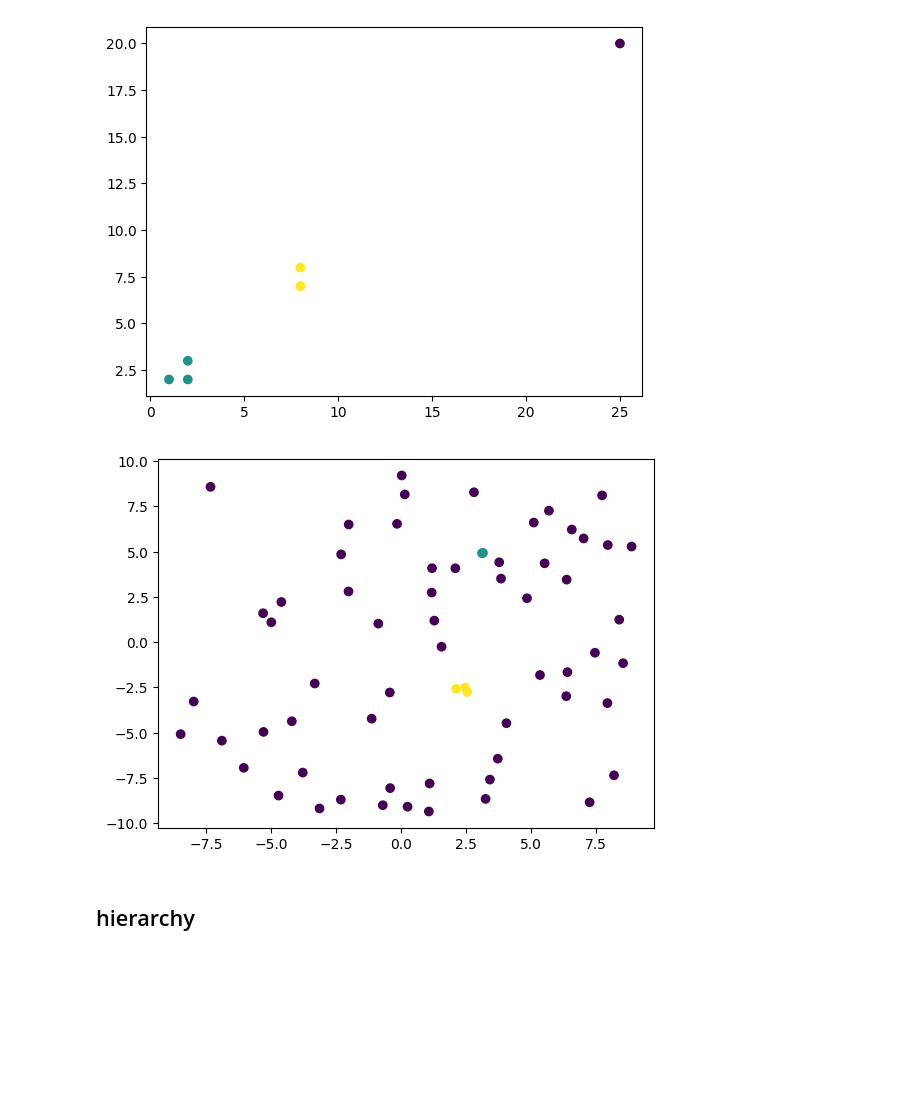
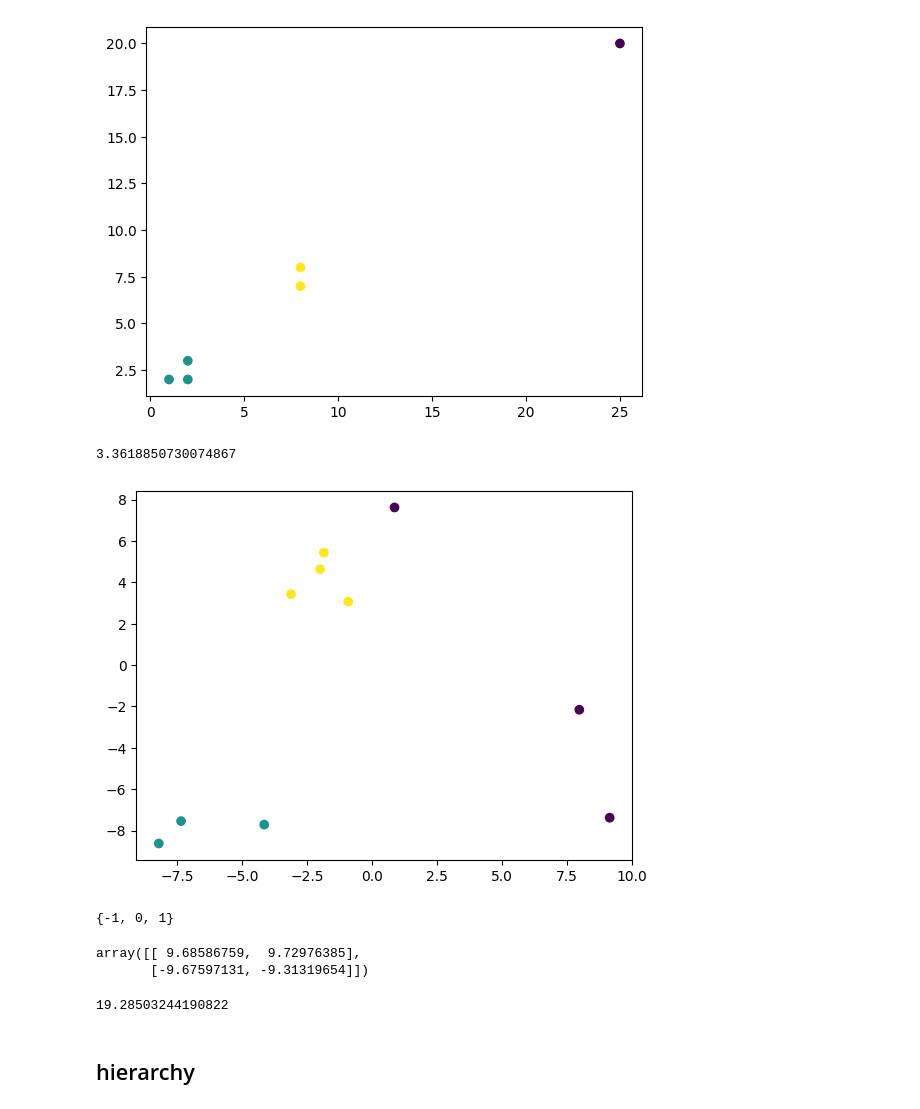
Before and after one commit to garfield-gray/Soft-Computing, a Jupyter notebook: MNSV.ipynb, the cells around one changed output. Drawn from its saved outputs; the diff is of its cells as text; code cells hidden in the pictures; blank space fills up the shorter version.

Commit message:
just about to do the clustering

```diff
--- a/MNSV.ipynb
+++ b/MNSV.ipynb
@@ -302,14 +303,35 @@ f = OBJ_F(x)                   #evaluation
 for it in range(MAXIT):
   ind = np.argsort(f)
   x = x[ind[:NS]]                                         # choosing the best points
-  plt.scatter(x[:,0], x[:,1])
+  # plt.scatter(x[:,0], x[:,1])
+  # plt.show()
+
+
+
+
+
+
+
+  epsilon = 2*np.mean(np.max(x, axis=0)-np.min(x, axis=0))/NS
+  print(epsilon)
+  clustering = DBSCAN(eps=epsilon, min_samples=2).fit(x)
+  clustering.labels_
+  # clustering
+  plt.scatter(x[:,0], x[:,1], c = clustering.labels_)
   plt.show()
+
+
+
   a = np.power(0.3, (it/MAXIT))
+
+
   z = a*np.cov(x.T)
   for i in range(NS):
     x = np.append(x, np.random.multivariate_normal(x[i], z, (NS-i)), axis=0)  # appending new points
   x = np.minimum(np.maximum(x, R[:,0]), R[:,1])     # making sure we're in right bounderies
   f = OBJ_F(x)                     #evaluation
+  plt.scatter(x[:,0], x[:,1])
+  plt.show()
   xb.append(x[np.argmin(f)])  #save the best
   Best.append(np.min(f))
   #plot
@@ -352,3 +374,5 @@ xb
  array([-5., -5.])]
 # %% [markdown]
 ### Performing The Clustering
+# %%
+ObjF_S1 = lambda x: np.power(x[:,0]+5,2) + np.power(x[:,1]+5,2) -10*np.cos(2*np.pi*x[:,0]) -10*np.cos(2*np.pi*x[:,1]) + 20
@@ -369,17 +488,36 @@ plt.show()
 # %%
 NS = 10
 NP = NS * (NS + 3) // 2
 R = np.array([[-10, 10], [-10, 10]])
 X = np.random.uniform(R[0, 0], R[0, 1], (NP, 2))
+f = OBJ_F(x)                   #evaluation
 
+ind = np.argsort(f)
+X = X[ind[:NS]]                                         # choosing the best points
 
-clustering = DBSCAN(eps=0.5, min_samples=2).fit(X)
+epsilon = 2*np.mean(np.max(X, axis=0)-np.min(X, axis=0))/NS
+print(epsilon)
+clustering = DBSCAN(eps=epsilon, min_samples=2).fit(X)
 clustering.labels_
 # clustering
 plt.scatter(X[:,0], X[:,1], c = clustering.labels_)
 plt.show()
 # %% [output]
+3.3618850730074867
-[figure, old version]
+[figure, new version]
+# %%
+set(clustering.labels_)
+# %% [output]
+{-1, 0, 1}
+# %%
+np.vstack([np.max(X, axis=0),np.min(X, axis=0)])
+# %% [output]
+array([[ 9.68586759,  9.72976385],
+       [-9.67597131, -9.31319654]])
+# %%
+np.mean(np.max(X, axis=0)-np.min(X, axis=0))
+# %% [output]
+19.28503244190822
 # %% [markdown]
 ## hierarchy
 # %% [markdown]
```
Also changed, not shown: parts of 5 cells of this notebook.
